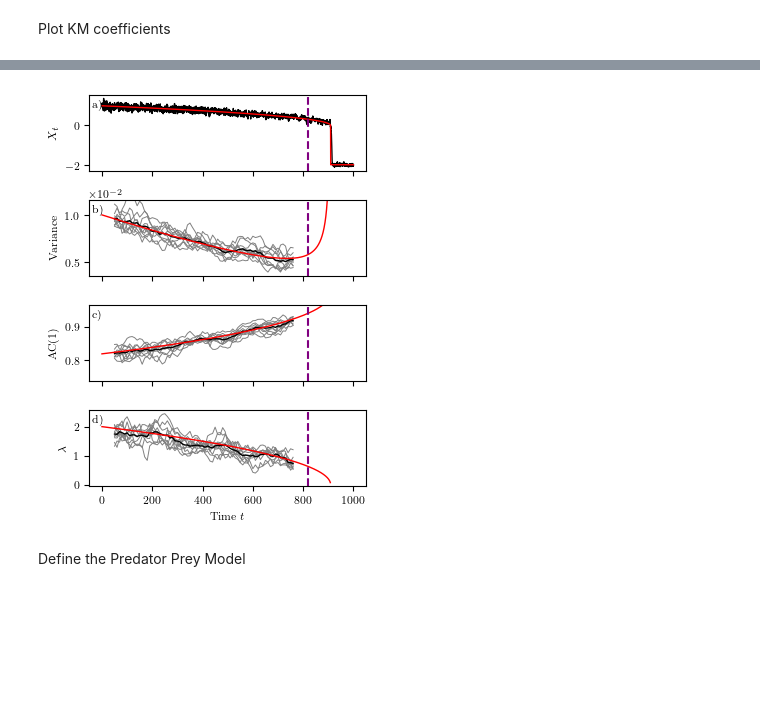
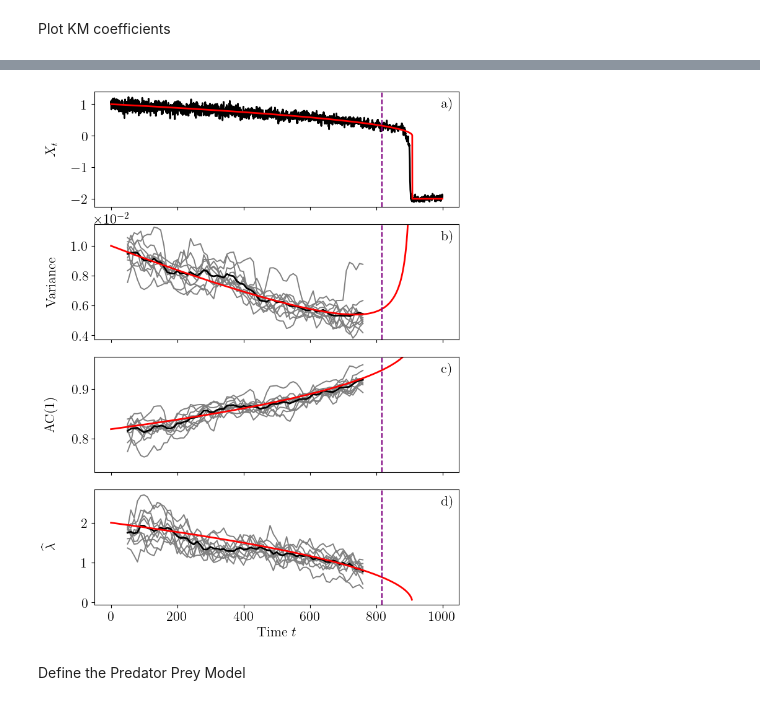
Before and after one commit to andreasmorr/KramersMoyalEWS, a Jupyter notebook: KM_EWS_plots.ipynb, the cells around one changed output, grey strips where cells are left out. Saved outputs shown, nothing was run; the diff lists cells and outputs as text; code cells hidden in the pictures; blank space fills up the shorter version.

```diff
--- a/KM_EWS_plots.ipynb
+++ b/KM_EWS_plots.ipynb
@@ -17,17 +17,17 @@ plt.rcParams['pgf.texsystem'] = 'pdflatex'
 plt.rcParams.update({'font.family': 'serif',
                      'text.usetex': True,
                      'font.serif': ['Helvetica'],
-                     'font.size': 8,
-                     'axes.labelsize': 10,
-                     'axes.titlesize': 12,
-                     'figure.titlesize': 14})
+                     'font.size': 2*8,
+                     'axes.labelsize': 2*8,
+                     'axes.titlesize': 2*12,
+                     'figure.titlesize': 2*14})
 samplecolor = "black"
 errorcolor = "grey"
 theocolor = "red"
-kmcolorrange = cm.get_cmap("cool")
-samplelinewidth = 1
-errorlinewidth = 0.7
-theolinewidth = 1
+kmcolorrange = matplotlib.colormaps["cool"]
+samplelinewidth = 1*2
+errorlinewidth = 0.7*2
+theolinewidth = 1*2
 # %% [markdown]
 Define the parameters and functions of the fold bifurcation
 # %%
@@ -175,40 +182,43 @@ plt.show()
 # %%
-fig, [xplt, varplt, ac1plt, linkm1plt] = plt.subplots(nrows=4, ncols=1,figsize=(3.42, 4.5),gridspec_kw={'height_ratios': [1, 1, 1, 1]}, sharex=True,tight_layout=True)
+fig, [xplt, varplt, ac1plt, linkm1plt] = plt.subplots(nrows=4, ncols=1,figsize=(3.42*2, 4.5*2),gridspec_kw={'height_ratios': [1, 1, 1, 1]}, sharex=True)
 props = dict(edgecolor="none", facecolor='white', alpha=0)
 xplt.plot(plt_tspan, samplepaths[0][0], color = samplecolor, linewidth = samplelinewidth)
 xplt.plot(plt_tspan,[theoxfix(alpha(t)) for t in plt_tspan], color = theocolor, linewidth = theolinewidth)
 xplt.axvline(T_measure, linestyle = "dashed", color = "purple")
 xplt.set_ylabel("$X_t$")
-xplt.text(0.01, 0.95, "a)", transform=xplt.transAxes, verticalalignment='top', bbox=props)
+xplt.text(0.95, 0.95, "a)", transform=xplt.transAxes, verticalalignment='top', bbox=props)
 for i in range(samplesize):
     varplt.plot(range(round(windowsize/OneOverDelta_t / 2), T_measure - round(windowsize/OneOverDelta_t / 2), round(leap/OneOverDelta_t)), samplevars[i], color = errorcolor, linewidth = errorlinewidth)
 varplt.plot(range(round(windowsize/OneOverDelta_t / 2), T_measure - round(windowsize/OneOverDelta_t / 2), round(leap/OneOverDelta_t)), meansamplevar, color = samplecolor, linewidth = theolinewidth)
 varplt.plot([theovar(t) for t in range(0, T_posalpha)], color = theocolor, linewidth = theolinewidth)
 varplt.axvline(T_measure, linestyle = "dashed", color = "purple")
 varplt.set_ylabel("Variance")
 varplt.ticklabel_format(axis="y",style="sci",scilimits=(-1,1))
 varplt.set_ylim([0.7 * min(meansamplevar), 1.2 * max(meansamplevar)])
-varplt.text(0.01, 0.95, "b)", transform=varplt.transAxes, verticalalignment='top', bbox=props)
+varplt.text(0.95, 0.95, "b)", transform=varplt.transAxes, verticalalignment='top', bbox=props)
 for i in range(samplesize):
     ac1plt.plot(range(round(windowsize/OneOverDelta_t / 2), T_measure - round(windowsize/OneOverDelta_t / 2), round(leap/OneOverDelta_t)), sampleac1s[i], color = errorcolor, linewidth = errorlinewidth)
 ac1plt.plot(range(round(windowsize/OneOverDelta_t / 2), T_measure - round(windowsize/OneOverDelta_t / 2), round(leap/OneOverDelta_t)), meansampleac1, color = samplecolor, linewidth = theolinewidth)
 ac1plt.plot([theoac1(t) for t in range(0, T_posalpha)], color = theocolor, linewidth = theolinewidth)
 ac1plt.axvline(T_measure, linestyle = "dashed", color = "purple")
 ac1plt.set_ylabel("AC(1)")
 ac1plt.set_ylim([0.9 * min(meansampleac1), 1.05 * max(meansampleac1)])
-ac1plt.text(0.01, 0.95, "c)", transform=ac1plt.transAxes, verticalalignment='top', bbox=props)
+ac1plt.text(0.95, 0.95, "c)", transform=ac1plt.transAxes, verticalalignment='top', bbox=props)
 for i in range(samplesize):
     linkm1plt.plot(range(round(windowsize/OneOverDelta_t / 2), T_measure - round(windowsize/OneOverDelta_t / 2), round(leap/OneOverDelta_t)), samplelambdas[i], color = errorcolor, linewidth = errorlinewidth)
 linkm1plt.plot(range(round(windowsize/OneOverDelta_t / 2), T_measure - round(windowsize/OneOverDelta_t / 2), round(leap/OneOverDelta_t)), meansamplelambda, color = samplecolor, linewidth = theolinewidth)
 linkm1plt.plot([lambda_x(alpha(t)) for t in range(0, T_posalpha)], color = theocolor, linewidth = theolinewidth)
 linkm1plt.axvline(T_measure, linestyle = "dashed", color = "purple")
-linkm1plt.set_ylabel("$\lambda$")
-linkm1plt.text(0.01, 0.95, "d)", transform=linkm1plt.transAxes, verticalalignment='top', bbox=props)
+linkm1plt.set_ylabel("$\widehat{\lambda}$")
+linkm1plt.text(0.95, 0.95, "d)", transform=linkm1plt.transAxes, verticalalignment='top', bbox=props)
 linkm1plt.set_xlabel("Time $t$")
-#plt.savefig("Plots/FoldVarAC1Lam" + time.strftime("%Y%m%d-%H%M%S"), dpi = 300, bbox_inches='tight')
-plt.show()
+
+[plots.yaxis.set_label_coords(-0.1,.5) for plots in [xplt, varplt, ac1plt, linkm1plt]]
+
+fig.subplots_adjust(left=.13, bottom=.07, right=.99, top=.99, hspace=.15, wspace=.2)
+# fig.savefig("Plots/FoldVarAC1Lam" + time.strftime("%Y%m%d-%H%M%S") + '.pdf', transparent=True)
 # %% [output]
-[figure, old version]
+[figure, new version]
 # %% [markdown]
 Define the Predator Prey Model
 # %%
```
Also changed, not shown: parts of 5 cells of this notebook.
